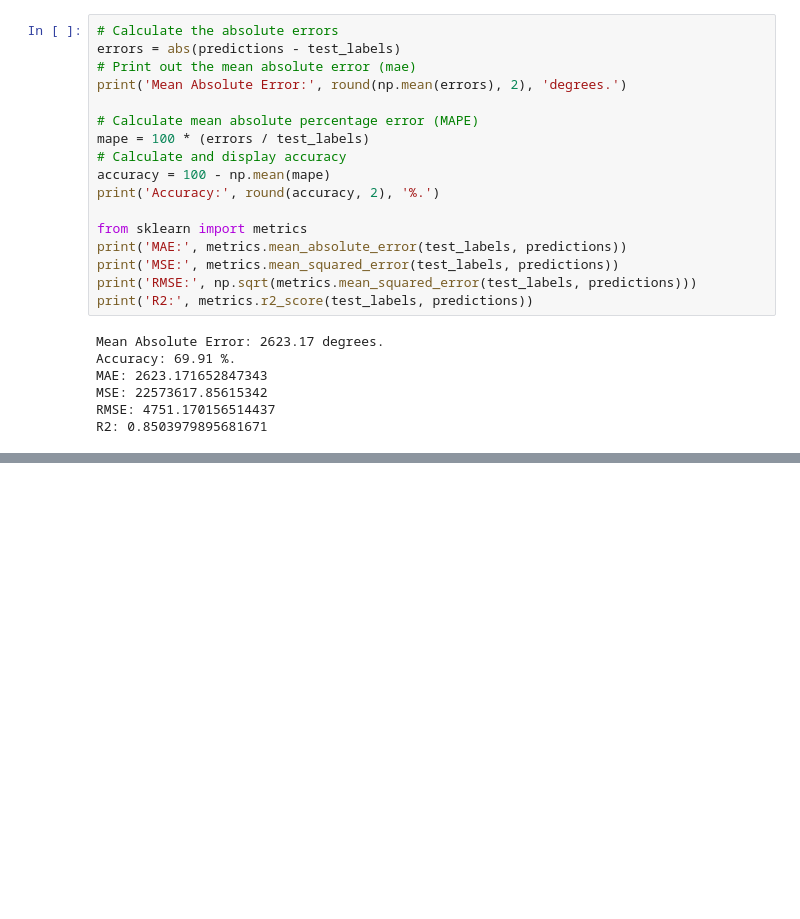
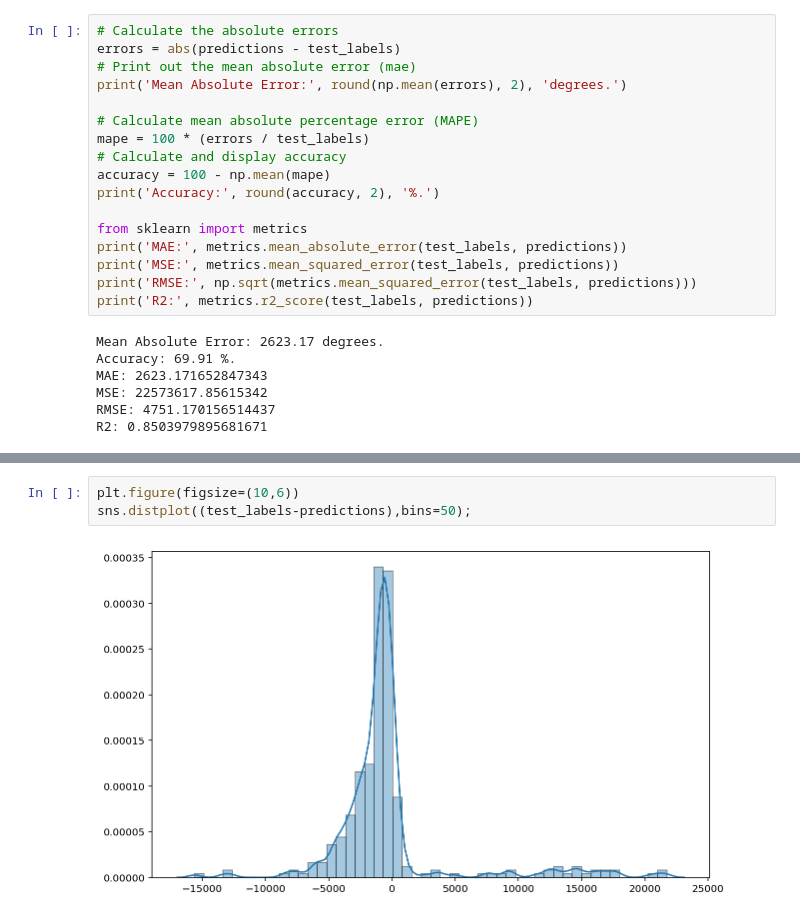
Before and after one commit to shubhamrpatel/Advance-Data-Science, a Jupyter notebook: Final Project/Models_version1.ipynb, the cells around one changed output, grey strips where cells are left out. Cells and saved outputs as stored; diff of their text form; blank space fills up the shorter version.

```diff
--- a/Final Project/Models_version1.ipynb
+++ b/Final Project/Models_version1.ipynb
@@ -132,0 +148,5 @@ R2: 0.8503979895681671
+# %%
+plt.figure(figsize=(10,6))
+sns.distplot((test_labels-predictions),bins=50);
+# %% [output]
+[figure, added]
```
Also changed, not shown: parts of 17 cells of this notebook.
